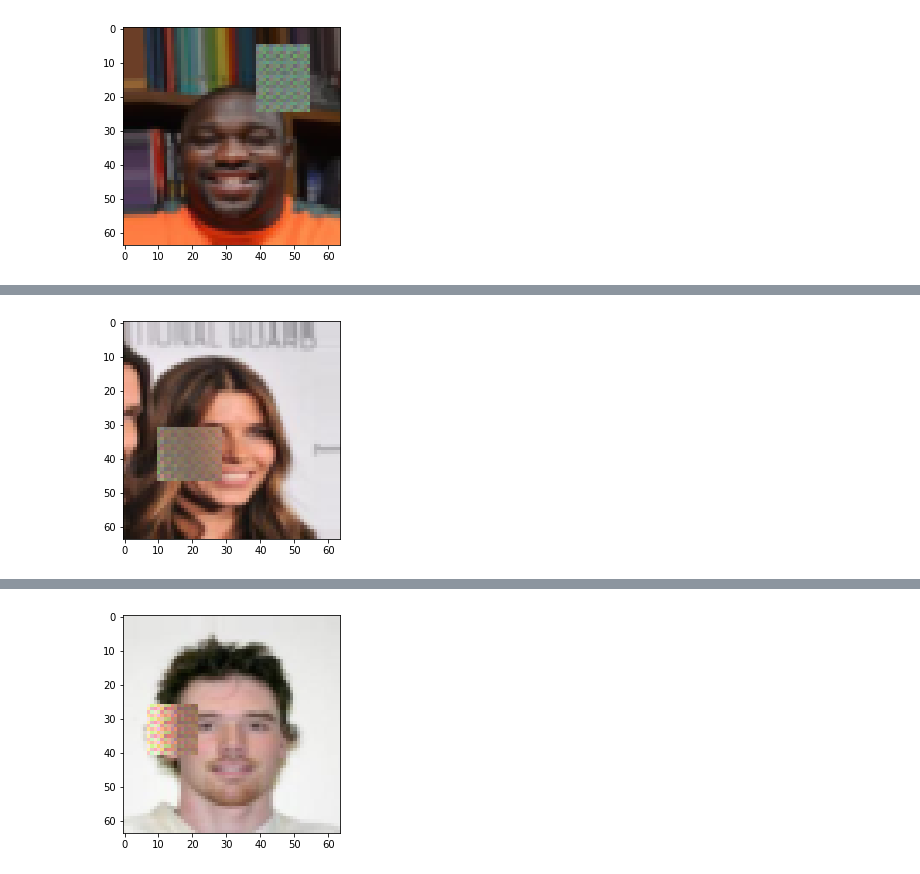
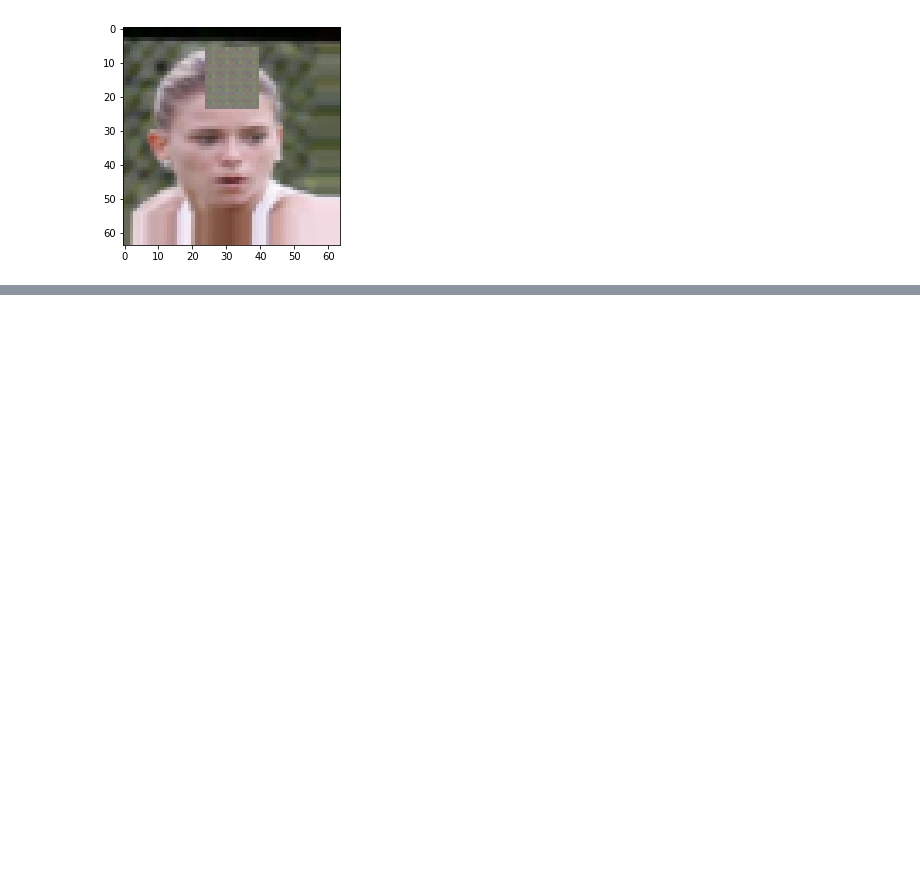
Before and after one commit to ChihchengHsieh/Globally_and_Locally_Consistent_Image_Completion, a Jupyter notebook: Pytorch_Globally_and_Locally_Consistent_Image_Completion.ipynb, the cells around one changed output, grey strips where cells are left out. Cells and saved outputs as stored; diff of their text form; code cells hidden in the pictures; blank space fills up the shorter version.

Commit message:
UpdateMaskValue

```diff
--- a/Pytorch_Globally_and_Locally_Consistent_Image_Completion.ipynb
+++ b/Pytorch_Globally_and_Locally_Consistent_Image_Completion.ipynb
@@ -72,7 +72,7 @@ class CelebADataset(Data.Dataset):
         perturbed_imgs, mask, coord, pad_size = self.block_patch(img,args.margin)
         assert mask.shape == (3,args.input_height,args.input_width)
         mask = -(mask - 1)
-        perturbed_imgs += mask*0.5
+        perturbed_imgs += mask*(perturbed_imgs.mean(1,keepdim=True).mean(1,keepdim=True))
 
         return orig_img, perturbed_imgs, mask, coord, pad_size
 
@@ -316,7 +316,7 @@ def show_image_from_folder(resize=False):
 # %%
 ### Hyper-Parameters ###
 
-args.train_step = 10
+args.train_step = 4
 args.batch_size = 5
 args.show_freq = 3
 args.learning_rate = 0.001
@@ -377 +377 @@ Step t [2] | Reconsturct Loss: [0.0099]
-[figure, old version]
+[figure, new version]
@@ -381 +380,0 @@ Step t [5] | Reconsturct Loss: [0.0051]
-[figure, removed]
@@ -385 +380,0 @@ Step t [8] | Reconsturct Loss: [0.0046]
-[figure, removed]
```
Also changed, not shown: parts of 1 cell of this notebook.
